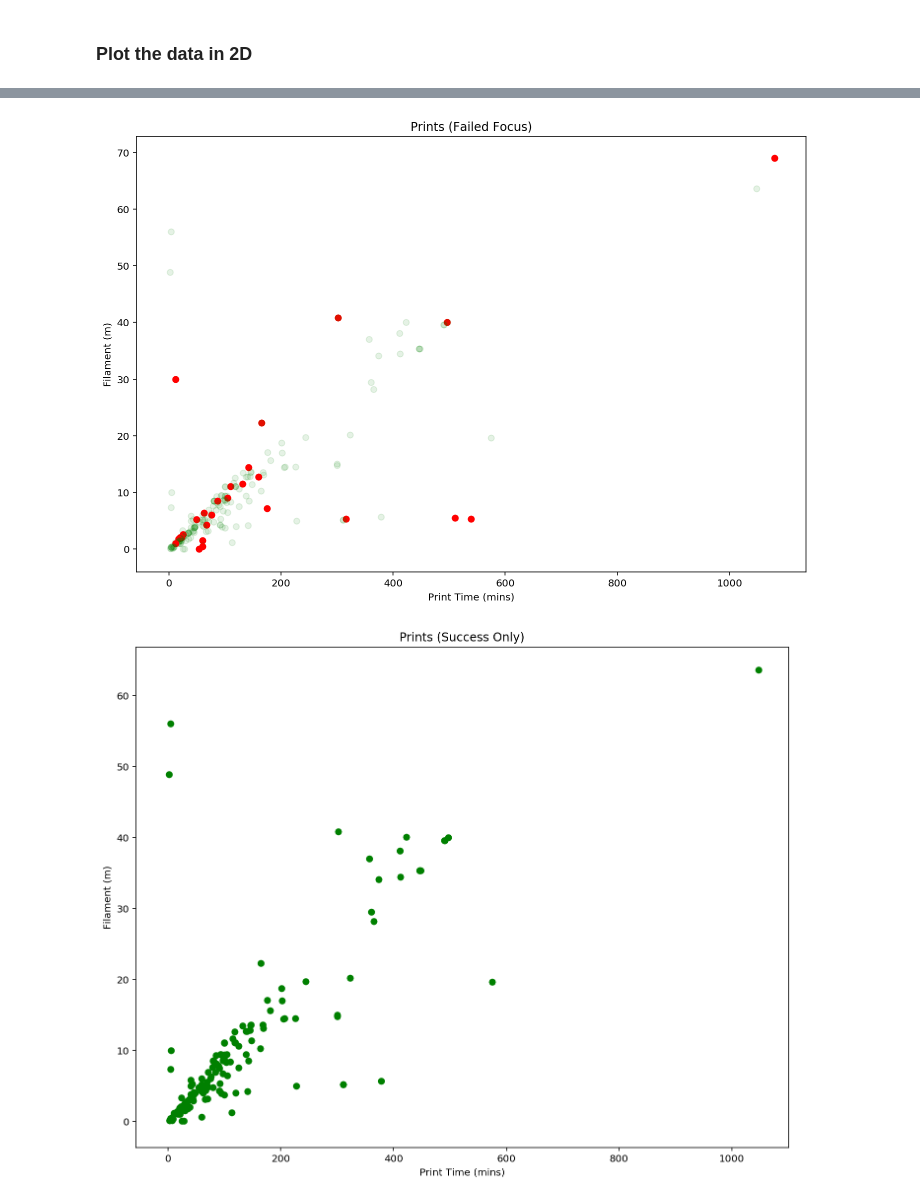
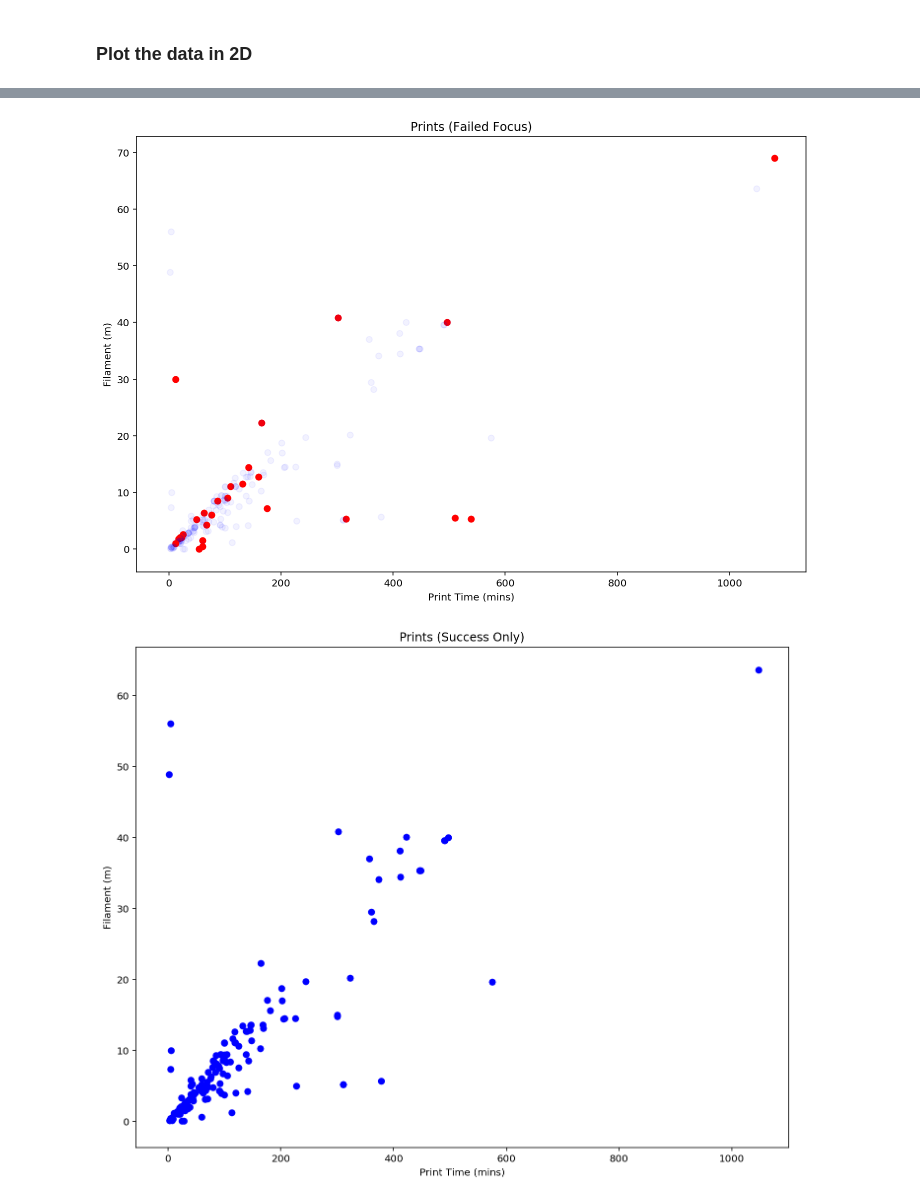
Before and after one commit to tlkh/Generating-Inference-from-3D-Printing-Jobs, a Jupyter notebook: Data Plots New.ipynb, the cells around one changed output, grey strips where cells are left out. Drawn from its saved outputs; the diff is of its cells as text; code cells hidden in the pictures.

```diff
--- a/Data Plots New.ipynb
+++ b/Data Plots New.ipynb
@@ -62,11 +63,11 @@ for data in matrix:
     result_success = [[1]]
     if result[0] == result_success:
         plt.figure(1)
-        plt.scatter(time, filament, c="green", alpha=0.5,)
+        plt.scatter(time, filament, c="blue", alpha=0.5,)
         plt.figure(2)
-        plt.scatter(time, filament, c="green", alpha=0.1,)
+        plt.scatter(time, filament, c="blue", alpha=0.05,)
         plt.figure(3)
-        plt.scatter(time, filament, c="green", alpha=1,)
+        plt.scatter(time, filament, c="blue", alpha=1,)
     else:
         plt.figure(1)
         plt.scatter(time, filament, c="red", alpha=0.5,)
@@ -80,2 +81,2 @@ plt.show()
-[figure, old version]
+[figure, new version]
-[figure, old version]
+[figure, new version]
```
Also changed, not shown: parts of 2 cells of this notebook.
